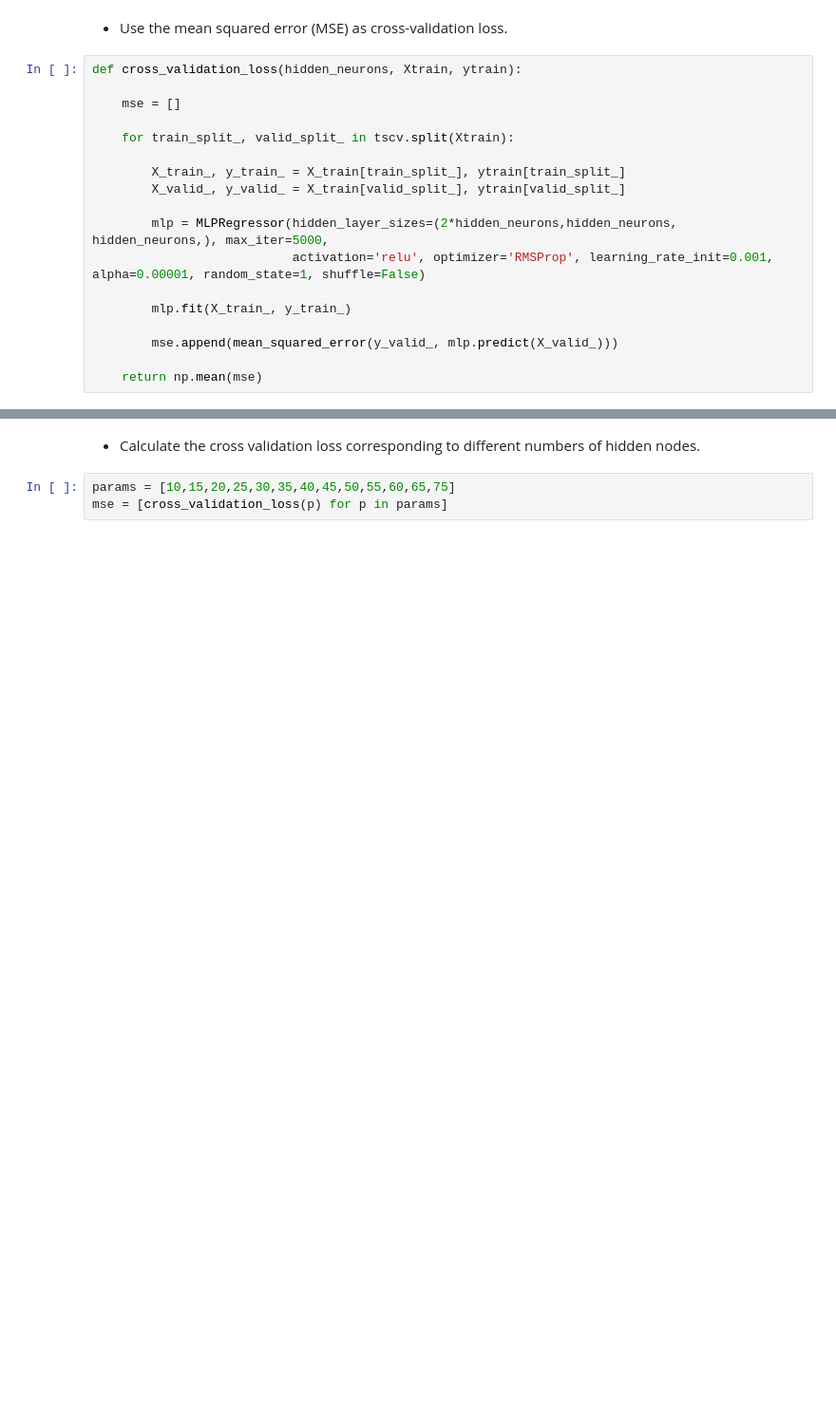
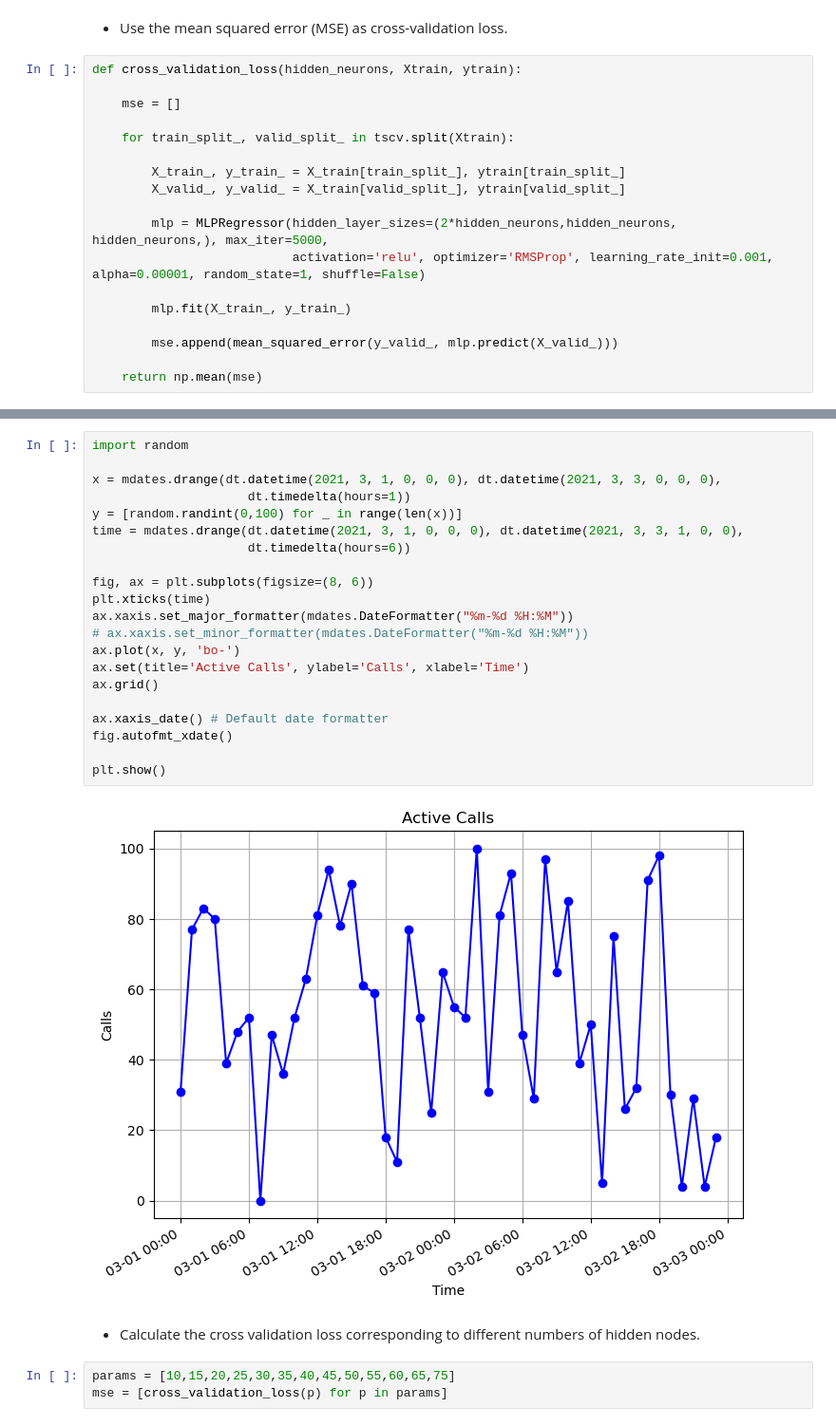
Before and after one commit to invegat/mlpstocks, a Jupyter notebook: MLPStock.ipynb, the cells around one changed output, grey strips where cells are left out. Shown at 95% size. Cells and saved outputs as stored; diff of their text form; blank space fills up the shorter version.

```diff
--- a/MLPStock.ipynb
+++ b/MLPStock.ipynb
@@ -360,3 +460,26 @@ print(total_mse)
+# %%
+import random
+
+x = mdates.drange(dt.datetime(2021, 3, 1, 0, 0, 0), dt.datetime(2021, 3, 3, 0, 0, 0),
+                     dt.timedelta(hours=1))
+y = [random.randint(0,100) for _ in range(len(x))]
+time = mdates.drange(dt.datetime(2021, 3, 1, 0, 0, 0), dt.datetime(2021, 3, 3, 1, 0, 0),
+                     dt.timedelta(hours=6))
+
+fig, ax = plt.subplots(figsize=(8, 6))
+plt.xticks(time)
+ax.xaxis.set_major_formatter(mdates.DateFormatter("%m-%d %H:%M"))
+# ax.xaxis.set_minor_formatter(mdates.DateFormatter("%m-%d %H:%M"))
+ax.plot(x, y, 'bo-')
+ax.set(title='Active Calls', ylabel='Calls', xlabel='Time')
+ax.grid()
+
+ax.xaxis_date() # Default date formatter
+fig.autofmt_xdate()
+
+plt.show()
+# %% [output]
+[figure, added]
 # %% [markdown]
 - Calculate the cross validation loss corresponding to different numbers of hidden nodes.
 # %%
```
Also changed, not shown: parts of 32 cells of this notebook.
